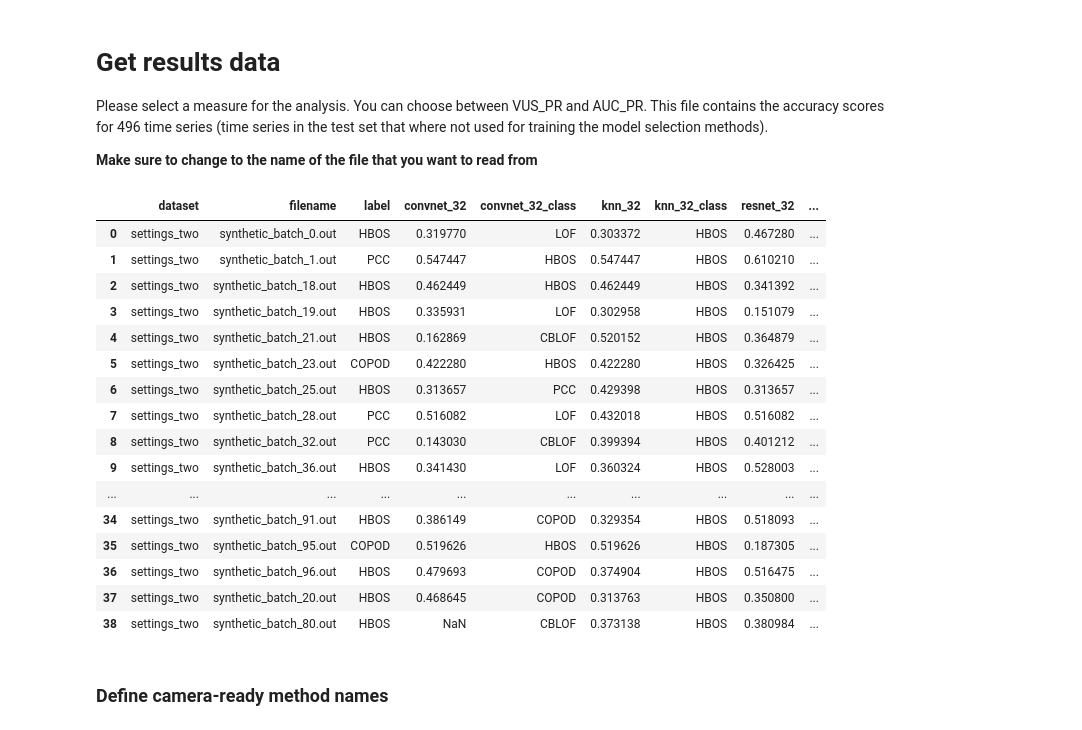
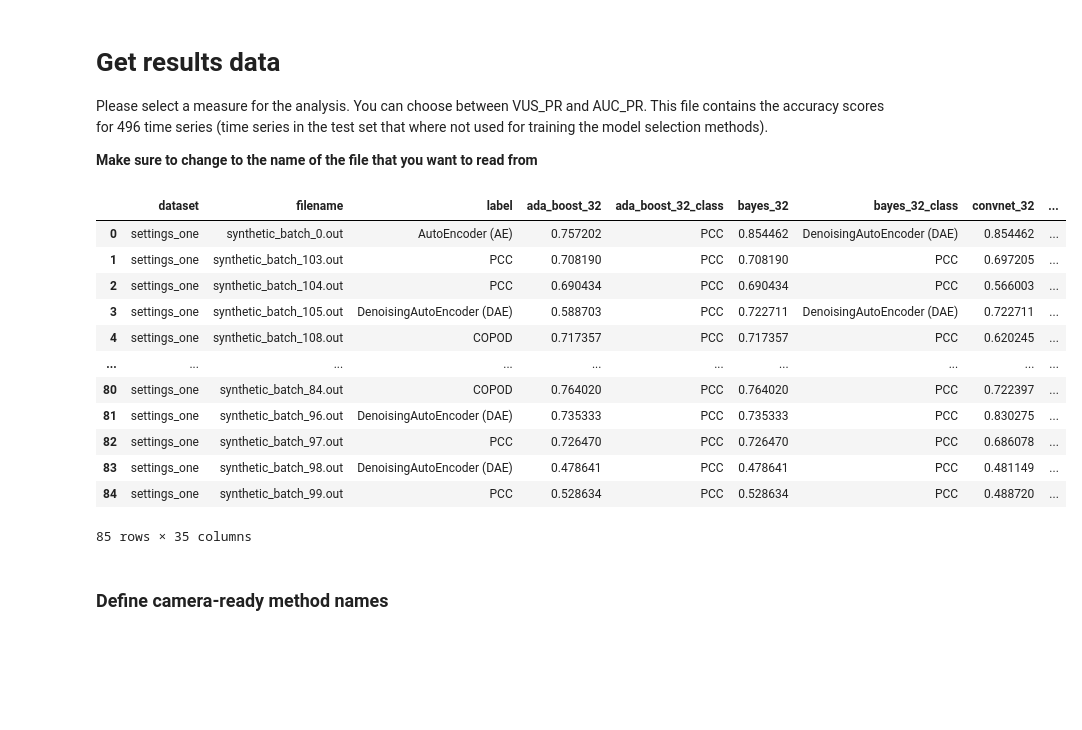
Before and after one commit to doanthihoaithu/MSAD, a Jupyter notebook: experiments/accuracy_analysis/accuracy_evaluation_mts.ipynb, the cells around one changed output. Drawn from its saved outputs; the diff is of its cells as text; code cells hidden in the pictures; blank space fills up the shorter version.

```diff
--- a/experiments/accuracy_analysis/accuracy_evaluation_mts.ipynb
+++ b/experiments/accuracy_analysis/accuracy_evaluation_mts.ipynb
@@ -35,14 +35,14 @@ Please select a measure for the analysis. You can choose between VUS_PR and AUC_
 **Make sure to change to the name of the file that you want to read from**
 # %%
 # Replace this value with "AUC_PR" or "VUS_PR" to obtain the corresponding results
-measure_name = 'INTERPRETABILITY_HIT_2_SCORE'
+measure_name = 'AUC_PR'
 
 # ['INTERPRETABILITY_HIT_2_SCORE', 'INTERPRETABILITY_LOG_SCORE']
 
 # Uncomment this command and all plt.savefig(...) commands to save the generated figures
 # figure_path = 'dummy/path/{}.svg'
 
-df = pd.read_csv('../../results_mts/current_accuracy_{}.csv'.format(measure_name))
+df = pd.read_csv('../../results_mts/accuracy/settings_one/current_accuracy_{}.csv'.format(measure_name))
 if 'Unnamed: 0' in df.columns:
     df = df.drop(labels='Unnamed: 0', axis=1)
 
@@ -66,51 +66,47 @@ methods_feature = [
     'random_forest_{}',
     'mlp_{}',
     'bayes_{}',
     'qda_{}',
     'svc_linear_{}']
 
 # old_methods = ['IFOREST', 'LOF', 'MP', 'NORMA', 'IFOREST1', 'HBOS', 'OCSVM','PCA', 'AE', 'CNN', 'LSTM', 'POLY']
 
-old_methods = ['CBLOF', 'COF', 'COPOD', 'HBOS', 'LOF', 'PCC']
+old_methods = ['CBLOF', 'COF', 'COPOD', 'HBOS', 'LOF', 'PCC', 'AutoEncoder (AE)', 'DenoisingAutoEncoder (DAE)']
 
 Base_methods = ['Avg Ens','Oracle']
 
 # all_length = [16, 32, 64, 128, 256, 512, 768, 1024]
 all_length = [32]
 
 all_methods_ens = [meth.format(length) for meth in methods_conv for length in all_length]
 all_methods_ens += [meth.format(length) for meth in methods_sit for length in all_length]
 all_methods_ens += [meth.format(length) for meth in methods_ts for length in all_length]
 all_methods_ens += [meth.format(length) for meth in methods_feature for length in all_length]
 
 # Keep only the methods that exist in the results you read
 all_methods = old_methods + Base_methods + all_methods_ens
 all_methods = [x for x in all_methods if x in df.columns]
 
 # Create a list of all different classes of methods
 split = [x.rsplit('_', 1)[0] for x in all_methods]
 used = set()
 all_methods_class = [x for x in split if x not in used and (used.add(x) or True)]
 
 df
 # %% [output]
-|  | dataset | filename | label | convnet_32 | convnet_32_class | knn_32 | knn_32_class | resnet_32 | ... |
-| 0 | settings_two | synthetic_batch_0.out | HBOS | 0.319770 | LOF | 0.303372 | HBOS | 0.467280 | ... |
-| 1 | settings_two | synthetic_batch_1.out | PCC | 0.547447 | HBOS | 0.547447 | HBOS | 0.610210 | ... |
-| 2 | settings_two | synthetic_batch_18.out | HBOS | 0.462449 | HBOS | 0.462449 | HBOS | 0.341392 | ... |
-| 3 | settings_two | synthetic_batch_19.out | HBOS | 0.335931 | LOF | 0.302958 | HBOS | 0.151079 | ... |
-| 4 | settings_two | synthetic_batch_21.out | HBOS | 0.162869 | CBLOF | 0.520152 | HBOS | 0.364879 | ... |
-| 5 | settings_two | synthetic_batch_23.out | COPOD | 0.422280 | HBOS | 0.422280 | HBOS | 0.326425 | ... |
-| 6 | settings_two | synthetic_batch_25.out | HBOS | 0.313657 | PCC | 0.429398 | HBOS | 0.313657 | ... |
-| 7 | settings_two | synthetic_batch_28.out | PCC | 0.516082 | LOF | 0.432018 | HBOS | 0.516082 | ... |
-| 8 | settings_two | synthetic_batch_32.out | PCC | 0.143030 | CBLOF | 0.399394 | HBOS | 0.401212 | ... |
-| 9 | settings_two | synthetic_batch_36.out | HBOS | 0.341430 | LOF | 0.360324 | HBOS | 0.528003 | ... |
+|  | dataset | filename | label | ada_boost_32 | ada_boost_32_class | bayes_32 | bayes_32_class | convnet_32 | ... |
+| 0 | settings_one | synthetic_batch_0.out | AutoEncoder (AE) | 0.757202 | PCC | 0.854462 | DenoisingAutoEncoder (DAE) | 0.854462 | ... |
+| 1 | settings_one | synthetic_batch_103.out | PCC | 0.708190 | PCC | 0.708190 | PCC | 0.697205 | ... |
+| 2 | settings_one | synthetic_batch_104.out | PCC | 0.690434 | PCC | 0.690434 | PCC | 0.566003 | ... |
+| 3 | settings_one | synthetic_batch_105.out | DenoisingAutoEncoder (DAE) | 0.588703 | PCC | 0.722711 | DenoisingAutoEncoder (DAE) | 0.722711 | ... |
+| 4 | settings_one | synthetic_batch_108.out | COPOD | 0.717357 | PCC | 0.717357 | PCC | 0.620245 | ... |
 | ... | ... | ... | ... | ... | ... | ... | ... | ... | ... |
-| 34 | settings_two | synthetic_batch_91.out | HBOS | 0.386149 | COPOD | 0.329354 | HBOS | 0.518093 | ... |
-| 35 | settings_two | synthetic_batch_95.out | COPOD | 0.519626 | HBOS | 0.519626 | HBOS | 0.187305 | ... |
-| 36 | settings_two | synthetic_batch_96.out | HBOS | 0.479693 | COPOD | 0.374904 | HBOS | 0.516475 | ... |
-| 37 | settings_two | synthetic_batch_20.out | HBOS | 0.468645 | COPOD | 0.313763 | HBOS | 0.350800 | ... |
-| 38 | settings_two | synthetic_batch_80.out | HBOS | NaN | CBLOF | 0.373138 | HBOS | 0.380984 | ... |
+| 80 | settings_one | synthetic_batch_84.out | COPOD | 0.764020 | PCC | 0.764020 | PCC | 0.722397 | ... |
+| 81 | settings_one | synthetic_batch_96.out | DenoisingAutoEncoder (DAE) | 0.735333 | PCC | 0.735333 | PCC | 0.830275 | ... |
+| 82 | settings_one | synthetic_batch_97.out | PCC | 0.726470 | PCC | 0.726470 | PCC | 0.686078 | ... |
+| 83 | settings_one | synthetic_batch_98.out | DenoisingAutoEncoder (DAE) | 0.478641 | PCC | 0.478641 | PCC | 0.481149 | ... |
+| 84 | settings_one | synthetic_batch_99.out | PCC | 0.528634 | PCC | 0.528634 | PCC | 0.488720 | ... |
+85 rows × 35 columns
 # %% [markdown]
 ### Define camera-ready method names
 # %%
```
Also changed, not shown: parts of 4 cells of this notebook, 27 other files.
